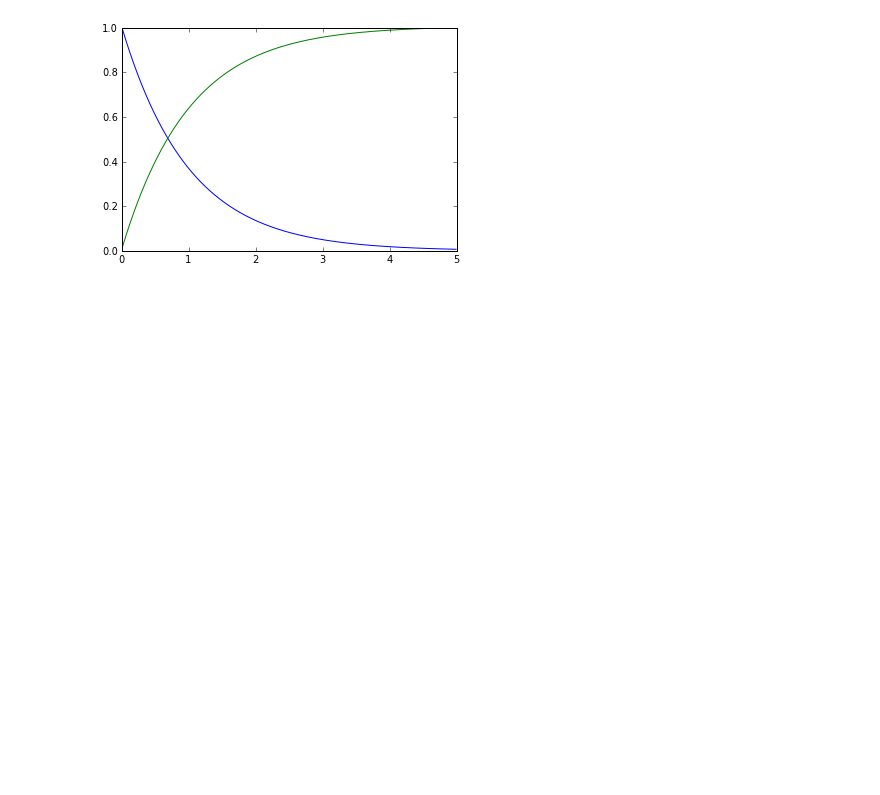
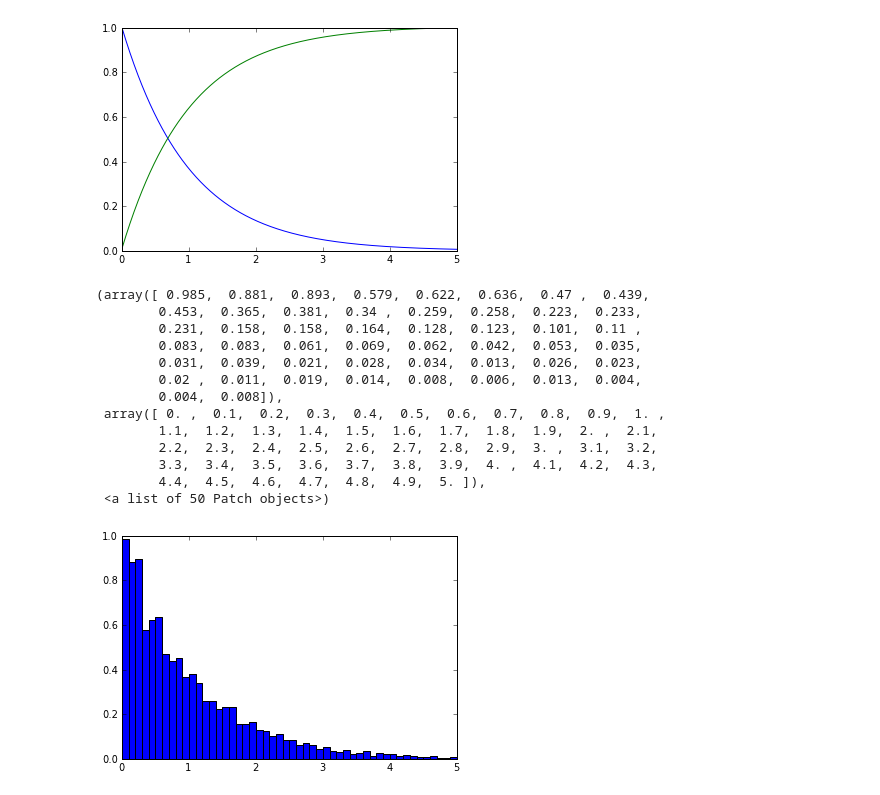
Before and after one commit to dcrose/PHYS202-S13, a Jupyter notebook: Week8/ThursdayRanNumMonteCarloSim.ipynb, the cells around one changed output. Cells and saved outputs as stored; diff of their text form; code cells hidden in the pictures; blank space fills up the shorter version.

```diff
--- a/Week8/ThursdayRanNumMonteCarloSim.ipynb
+++ b/Week8/ThursdayRanNumMonteCarloSim.ipynb
@@ -140,6 +140,7 @@ cumsum?
 # %%
 searchsorted?
 # %%
+l = 1.
 h = lambda x: l*e**(-l*x)
 x = np.arange(0.,5.01,0.01)
 plot(x,h(x))
@@ -151,5 +152,24 @@ show()
 # %%
 N = 10000
 z = random.random_sample(N)
 F1 = cumsum(h(x))
 a = sum(h(x))
+F1=F1/a
+T=F1.searchsorted(z)
+new=x[T]
+hist(new,50,normed=True,label="Sampled Distribution")
+# %% [output]
+(array([ 0.985,  0.881,  0.893,  0.579,  0.622,  0.636,  0.47 ,  0.439,
+        0.453,  0.365,  0.381,  0.34 ,  0.259,  0.258,  0.223,  0.233,
+        0.231,  0.158,  0.158,  0.164,  0.128,  0.123,  0.101,  0.11 ,
+        0.083,  0.083,  0.061,  0.069,  0.062,  0.042,  0.053,  0.035,
+        0.031,  0.039,  0.021,  0.028,  0.034,  0.013,  0.026,  0.023,
+        0.02 ,  0.011,  0.019,  0.014,  0.008,  0.006,  0.013,  0.004,
+        0.004,  0.008]),
+ array([ 0. ,  0.1,  0.2,  0.3,  0.4,  0.5,  0.6,  0.7,  0.8,  0.9,  1. ,
+        1.1,  1.2,  1.3,  1.4,  1.5,  1.6,  1.7,  1.8,  1.9,  2. ,  2.1,
+        2.2,  2.3,  2.4,  2.5,  2.6,  2.7,  2.8,  2.9,  3. ,  3.1,  3.2,
+        3.3,  3.4,  3.5,  3.6,  3.7,  3.8,  3.9,  4. ,  4.1,  4.2,  4.3,
+        4.4,  4.5,  4.6,  4.7,  4.8,  4.9,  5. ]),
+ <a list of 50 Patch objects>)
+[figure, added]
```
Also changed, not shown: parts of 11 cells of this notebook, 1 other file.
